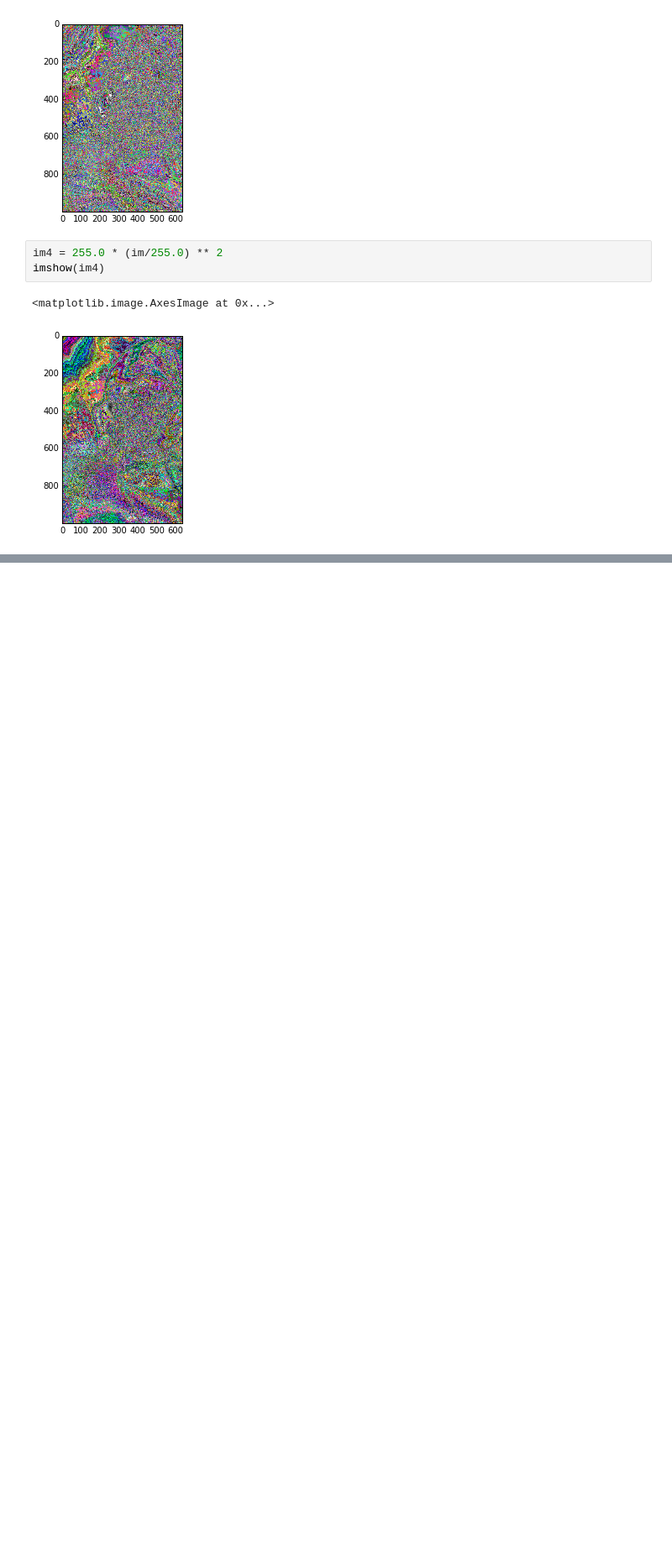
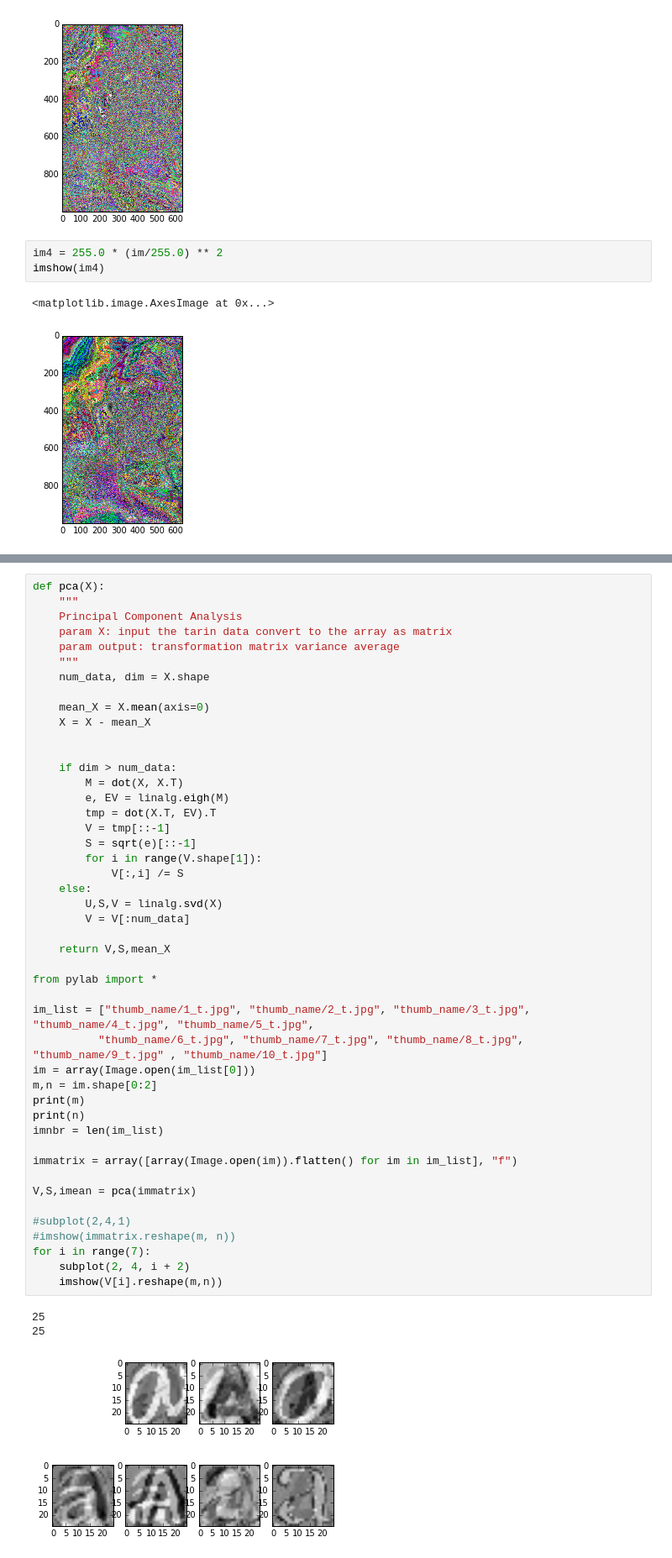
Before and after one commit to SnowMasaya/python_image_process_excerise, a Jupyter notebook: code/docker/python/python-image-process.ipynb, the cells around one changed output, grey strips where cells are left out. Shown at 84% size. Saved outputs shown, nothing was run; the diff lists cells and outputs as text; blank space fills up the shorter version.

```diff
--- a/code/docker/python/python-image-process.ipynb
+++ b/code/docker/python/python-image-process.ipynb
@@ -131,0 +212,50 @@ imshow(im4)
+# %%
+def pca(X):
+    """
+    Principal Component Analysis
+    param X: input the tarin data convert to the array as matrix
+    param output: transformation matrix variance average
+    """
+    num_data, dim = X.shape
+
+    mean_X = X.mean(axis=0)
+    X = X - mean_X
+
+
+    if dim > num_data:
+        M = dot(X, X.T)
+        e, EV = linalg.eigh(M)
+        tmp = dot(X.T, EV).T
+        V = tmp[::-1]
+        S = sqrt(e)[::-1]
+        for i in range(V.shape[1]):
+            V[:,i] /= S
+    else:
+        U,S,V = linalg.svd(X)
+        V = V[:num_data]
+
+    return V,S,mean_X
+
+from pylab import *
+
+im_list = ["thumb_name/1_t.jpg", "thumb_name/2_t.jpg", "thumb_name/3_t.jpg", "thumb_name/4_t.jpg", "thumb_name/5_t.jpg",
+          "thumb_name/6_t.jpg", "thumb_name/7_t.jpg", "thumb_name/8_t.jpg", "thumb_name/9_t.jpg" , "thumb_name/10_t.jpg"]
+im = array(Image.open(im_list[0]))
+m,n = im.shape[0:2]
+print(m)
+print(n)
+imnbr = len(im_list)
+
+immatrix = array([array(Image.open(im)).flatten() for im in im_list], "f")
+
+V,S,imean = pca(immatrix)
+
+#subplot(2,4,1)
+#imshow(immatrix.reshape(m, n))
+for i in range(7):
+    subplot(2, 4, i + 2)
+    imshow(V[i].reshape(m,n))
+# %% [output]
+25
+25
+[figure, added]
```
Also changed, not shown: parts of 26 cells of this notebook, 3 other files.
